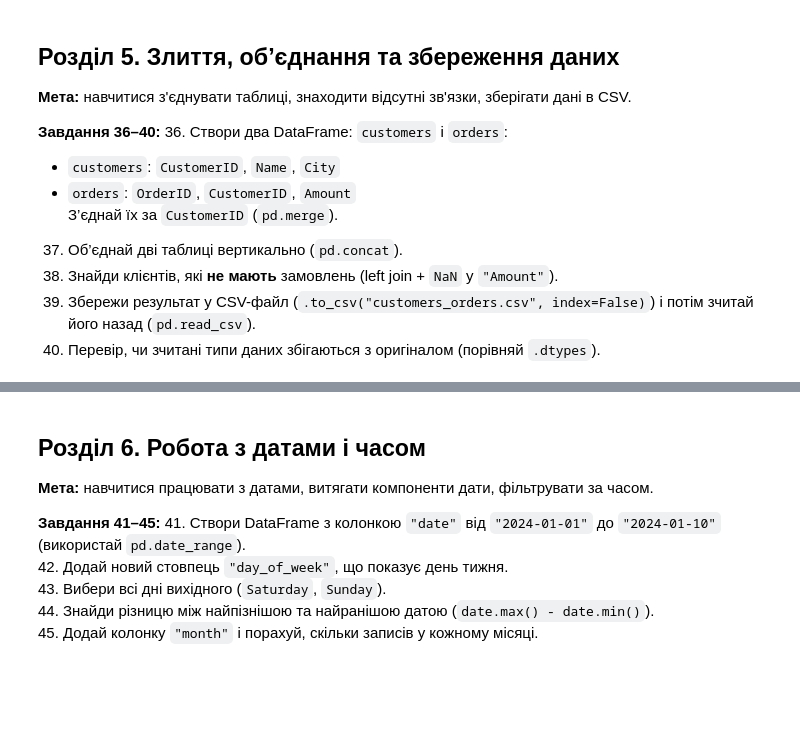
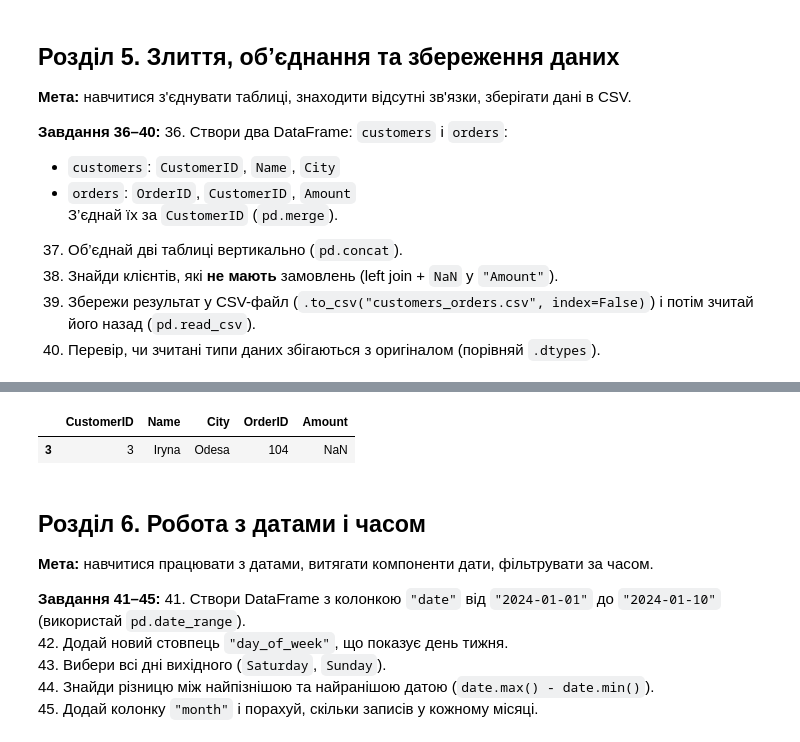
Before and after one commit to HalynaYaremenko/test-tasks-Python, a Jupyter notebook: pandas_matplotlib_practice.ipynb, the cells around one changed output, grey strips where cells are left out. Saved outputs shown, nothing was run; the diff lists cells and outputs as text; code cells hidden in the pictures; blank space fills up the shorter version.

```diff
--- a/pandas_matplotlib_practice.ipynb
+++ b/pandas_matplotlib_practice.ipynb
@@ -477,0 +618,9 @@ df_sales
+# %%
+# 38. Знайди клієнтів, які **не мають** замовлень (left join + `NaN` у `"Amount"`).
+
+no_orders = merged_df[merged_df["Amount"].isna()]
+
+no_orders
+# %% [output]
+|  | CustomerID | Name | City | OrderID | Amount |
+| 3 | 3 | Iryna | Odesa | 104 | NaN |
```
Also changed, not shown: parts of 13 cells of this notebook.
